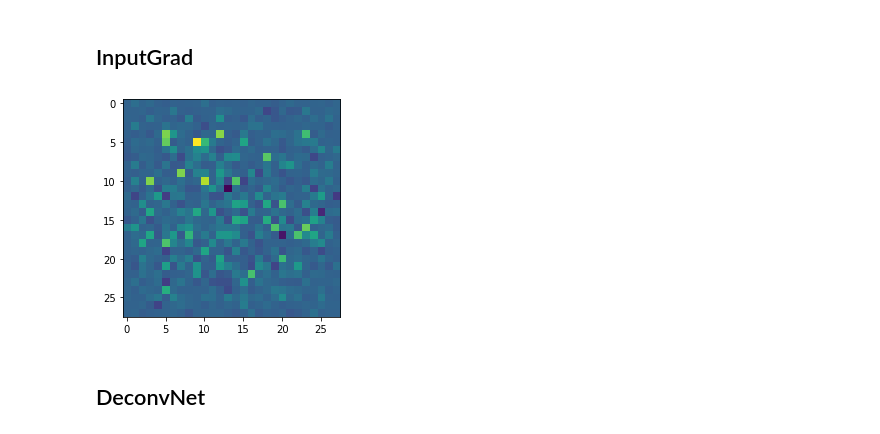
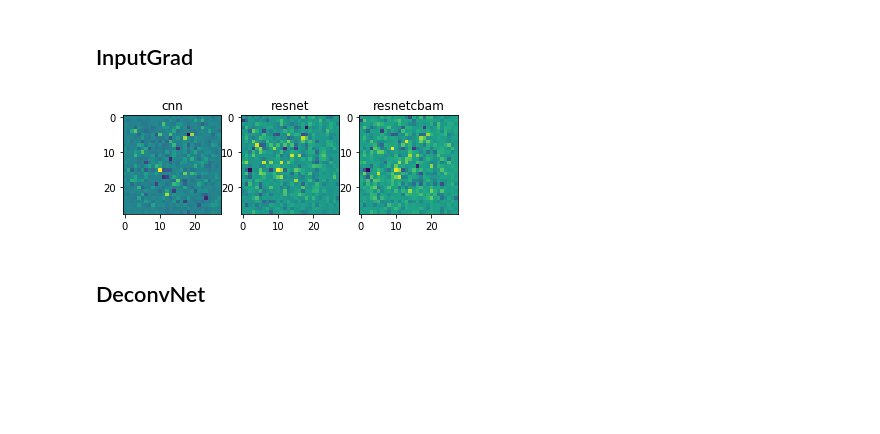
Before and after one commit to simonjisu/XAI, a Jupyter notebook: refactoring.ipynb, the cells around one changed output. Saved outputs shown, nothing was run; the diff lists cells and outputs as text; code cells hidden in the pictures; blank space fills up the shorter version.

```diff
--- a/refactoring.ipynb
+++ b/refactoring.ipynb
@@ -88,12 +143,20 @@ plt.show()
 # %% [markdown]
 ## InputGrad
-# %%
-gradinput = InputGrad(model)
-grad = gradinput.get_attribution(x, targets)
-plt.imshow(grad.squeeze())
-plt.show()
-# %% [output]
-[figure, removed]
+# %%
+figure, axes = plt.subplots(1, 3)
+x = torch.randn(1, 1, 28, 28)
+targets = torch.LongTensor([2])
+a_type = "inputgrad"
+for m_type, m, ax in zip(["cnn", "resnet", "resnetcbam"],
+                         [model, model2, model3], axes):
+    kwargs = get_kwargs(a_type, m_type, kwargs_packs)
+    gradinput = InputGrad(m, **kwargs)
+    grad = gradinput.get_attribution(x, targets)
+    ax.imshow(grad.squeeze())
+    ax.set_title(m_type)
+plt.show()
+# %% [output]
+[figure, added]
 # %% [markdown]
 ## DeconvNet
 # %%
```
Also changed, not shown: parts of 11 cells of this notebook, 9 other files.
